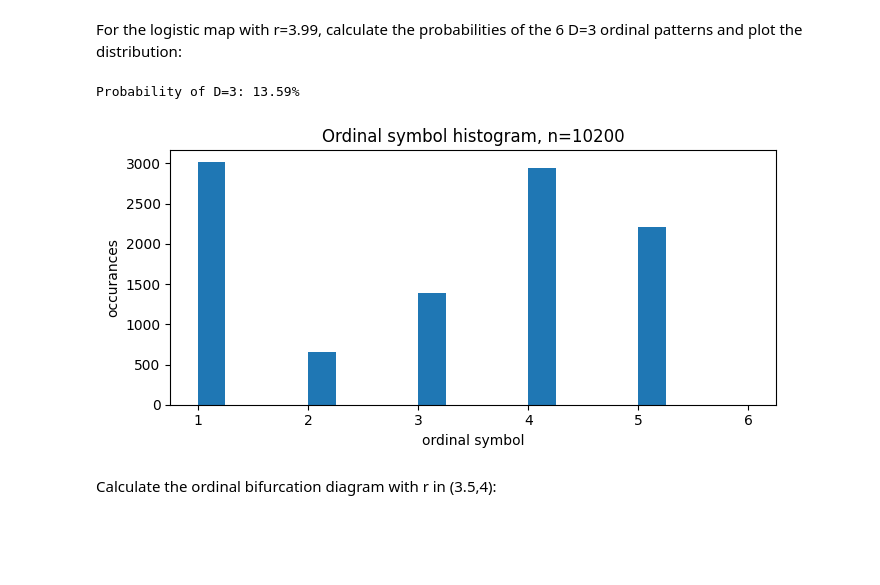
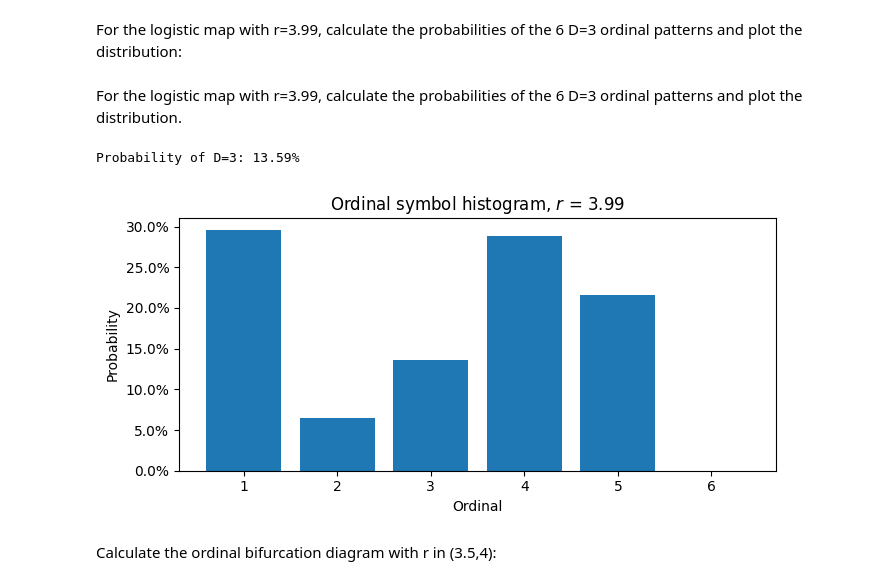
Before and after one commit to IsakEd/NLTSA, a Jupyter notebook: exercise1.ipynb, the cells around one changed output. Saved outputs shown, nothing was run; the diff lists cells and outputs as text; code cells hidden in the pictures; blank space fills up the shorter version.

```diff
--- a/exercise1.ipynb
+++ b/exercise1.ipynb
@@ -4,5 +6,5 @@ from functions import *
 # %%
-plt.rcParams["figure.figsize"] = [7.00, 3.50]
+plt.rcParams["figure.figsize"] = [10.00, 7]
 plt.rcParams["figure.autolayout"] = True
 
 x_precision = 1000
@@ -17,10 +19,9 @@ plt.xlim(2.5, 4)
 plt.ylim(0, 1)
 plt.grid()
 for pair in dots_to_draw:
-        #plt.plot(pair[0], pair[1], marker=",")
-        plt.plot(pair[0], pair[1], marker=",")
+        plt.plot(pair[0], pair[1], marker=",", markersize=1, markerfacecolor="black", markeredgecolor="black")
 
-plt.title("x[n+1] = r[n](1-x[n])")
+plt.title("$x_{n+1} = rx_n(1-x_n)$")
 plt.xlabel("r")
 plt.ylabel("lim")
 plt.show()
@@ -65,18 +66,26 @@ def ordinal_probability(ordinal: int, r: float):
     s = logistic_map_no_transients(r, 0.1)
     syms = [ordinal_symbol(s[xi:xi+3])for xi in range(len(s)-3)]
     return syms.count(ordinal)/len(s)
+# %% [markdown]
+For the logistic map with r=3.99, calculate the probabilities
+of the 6 D=3 ordinal patterns and plot the distribution.
 # %%
 series = logistic_map_no_transients(3.99, 0.1)
 logistics_map_symbols = [ordinal_symbol(series[xi:xi+3])for xi in range(len(series)-3)]
-
 print("Probability of D=3: " + str(round(100*ordinal_probability(3, 3.99), 2)) + "%")
-plt.hist(logistics_map_symbols, 20,  range = [1,6])
-plt.title("Ordinal symbol histogram, n=" + str(len(series)))
-plt.xlabel("ordinal symbol")
-plt.ylabel("occurances")
+counts = np.bincount(logistics_map_symbols, minlength=7)[1:] #removing first position because of 0-idxing
+probabilities = counts / len(logistics_map_symbols)
+plt.bar(range(1,7), probabilities)
+plt.title(f"Ordinal symbol histogram, $r$ = 3.99")
+plt.xlabel("Ordinal")
+plt.ylabel("Probability")
+# format the y-axis ticks as percentages
+fmt = mtick.PercentFormatter(xmax=1)
+plt.gca().yaxis.set_major_formatter(fmt)
+plt.savefig("imgs/ord_hist.eps")
 plt.show()
 # %% [output]
 Probability of D=3: 13.59%
-[figure, old version]
+[figure, new version]
 # %% [markdown]
 Calculate the ordinal bifurcation diagram with r in (3.5,4):
```
Also changed, not shown: parts of 18 cells of this notebook, 32 other files.
